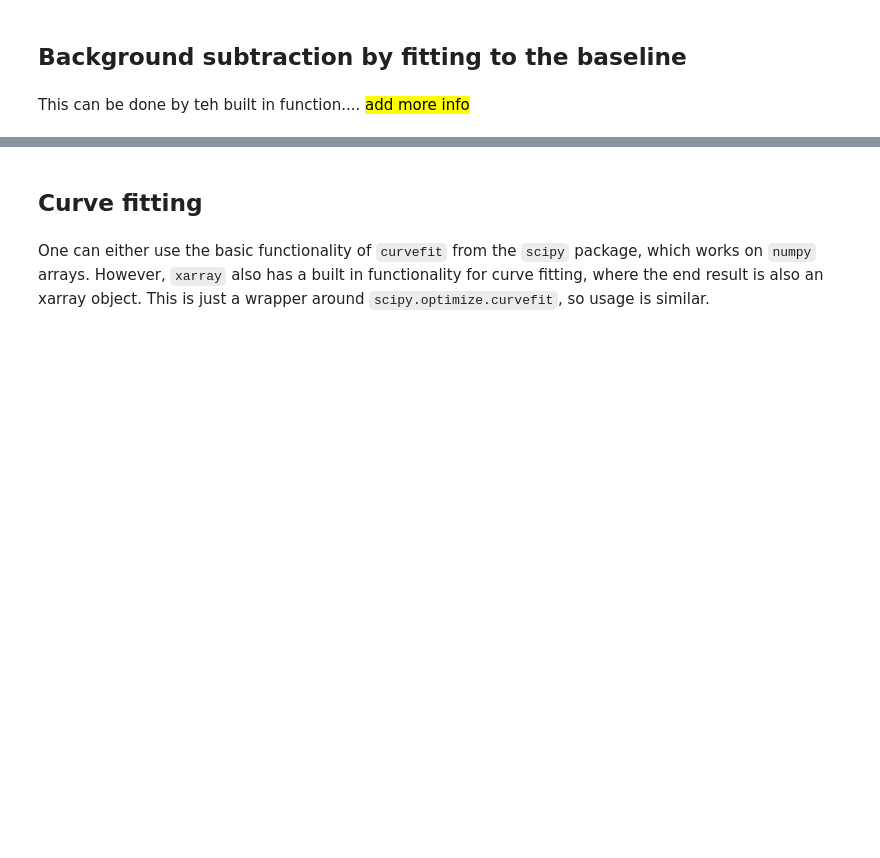
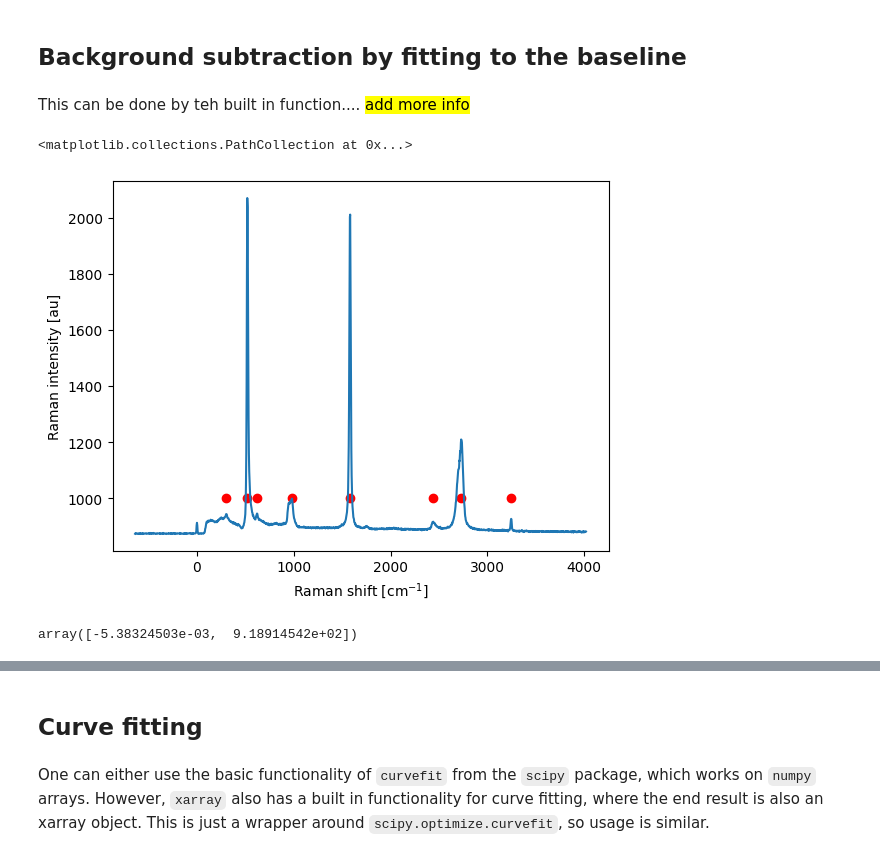
Before and after one commit to zrbyte/ramantools, a Jupyter notebook: ramantools tutorial.ipynb, the cells around one changed output, grey strips where cells are left out. Saved outputs shown, nothing was run; the diff lists cells and outputs as text; code cells hidden in the pictures; blank space fills up the shorter version.

```diff
--- a/ramantools tutorial.ipynb
+++ b/ramantools tutorial.ipynb
@@ -239,0 +242,7 @@ This can be done by teh built in function.... <mark> add more info </mark>
+# %%
+peak_properties = find_peaks(singlespec.counts, height = 50, width = 4, prominence = 10, rel_height = 0.5)
+singlespec.ssxr.plot()
+pl.scatter(singlespec.ramanshift[peak_properties[0]], np.ones(len(peak_properties[0]))*1000, color = 'r')
+# %% [output]
+<matplotlib.collections.PathCollection at 0x...>
+[figure, added]
@@ -239,0 +251,4 @@ This can be done by teh built in function.... <mark> add more info </mark>
+# %%
+coeff
+# %% [output]
+array([-5.38324503e-03,  9.18914542e+02])
```
Also changed, not shown: parts of 3 cells of this notebook, 11 other files.
